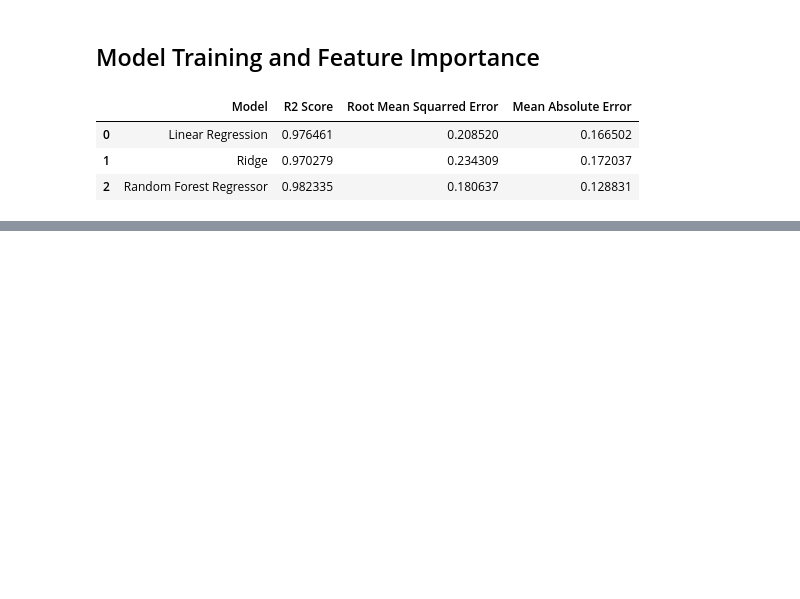
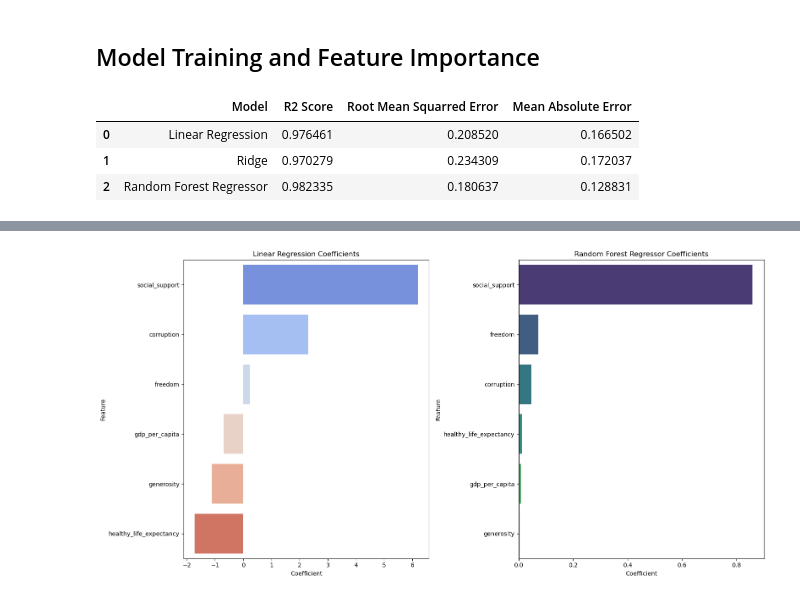
Before and after one commit to hfarukaktas/data-science-projects, a Jupyter notebook: world-happiness-index/WorldHappinessData.ipynb, the cells around one changed output, grey strips where cells are left out. Saved outputs shown, nothing was run; the diff lists cells and outputs as text; code cells hidden in the pictures; blank space fills up the shorter version.

Commit message:
World Happiness Data Completed

```diff
--- a/world-happiness-index/WorldHappinessData.ipynb
+++ b/world-happiness-index/WorldHappinessData.ipynb
@@ -187,9 +187,13 @@ models = {
     "Random Forest Regressor": RandomForestRegressor(n_estimators=100, random_state = 42)
 }
 # %%
+trained_models = {}
 results = []
 for name, model in models.items():
     model.fit(X_train, y_train)
+
+    trained_models[name] = model
+
     preds = model.predict(X_test)
 
     r2 = r2_score(y_test, preds)
@@ -205,3 +209,8 @@ results_df
 | 0 | Linear Regression | 0.976461 | 0.208520 | 0.166502 |
 | 1 | Ridge | 0.970279 | 0.234309 | 0.172037 |
 | 2 | Random Forest Regressor | 0.982335 | 0.180637 | 0.128831 |
+# %%
+lr_model = trained_models["Linear Regression"]
+
+lr_feat_importance = pd.DataFrame({"Feature": X.columns, "Coefficient": lr_model.coef_})
+lr_feat_importance = lr_feat_importance.sort_values(by = "Coefficient", ascending=False)
@@ -207,0 +227,5 @@ results_df
+# %%
+rf_model = trained_models["Random Forest Regressor"]
+
+rf_feat_importance = pd.DataFrame({"Feature": X.columns, "Coefficient": rf_model.feature_importances_})
+rf_feat_importance = rf_feat_importance.sort_values(by = "Coefficient", ascending=False)
@@ -207,0 +242,12 @@ results_df
+# %%
+fig, axes = plt.subplots(1, 2, figsize = (16,8))
+sns.barplot(x="Coefficient", y="Feature", data = lr_feat_importance, ax = axes[0],hue = "Feature", palette ="coolwarm")
+axes[0].set_title("Linear Regression Coefficients")
+
+sns.barplot(x = "Coefficient", y = "Feature", data = rf_feat_importance, ax = axes[1], hue = "Feature", palette = "viridis")
+axes[1].set_title("Random Forest Regressor Coefficients")
+
+plt.tight_layout()
+plt.show()
+# %% [output]
+[figure, added]
```
Also changed, not shown: parts of 3 cells of this notebook.
